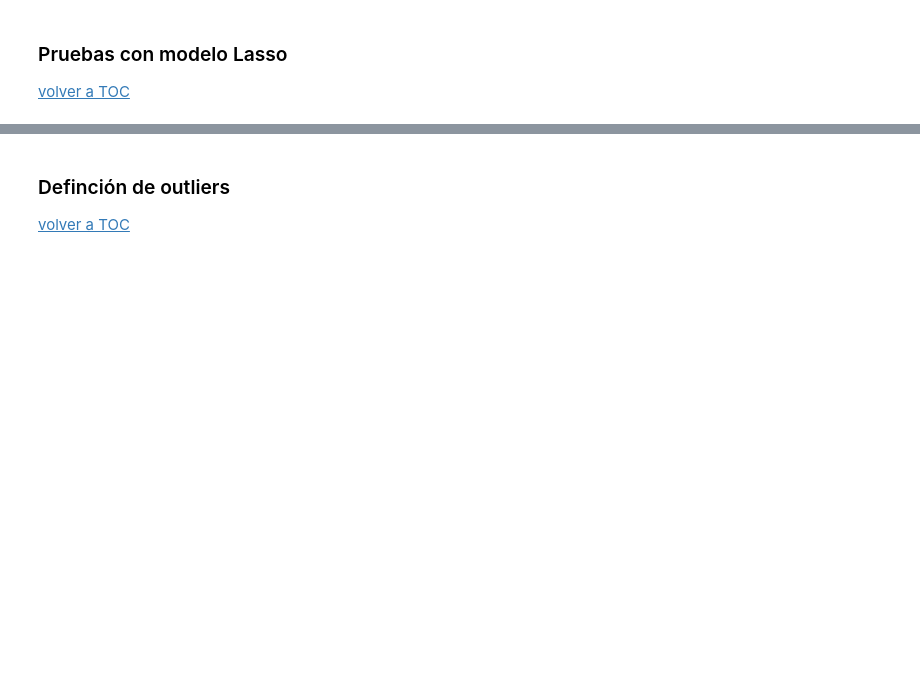
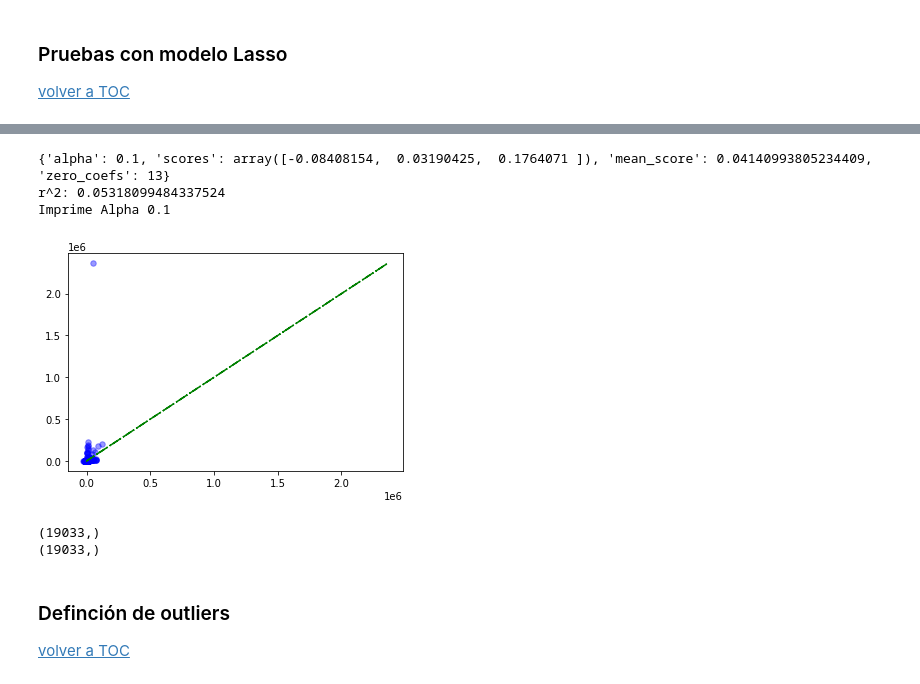
Before and after one commit to nachommm/Desafio2, a Jupyter notebook: desafio2_v5.ipynb, the cells around one changed output, grey strips where cells are left out. Drawn from its saved outputs; the diff is of its cells as text; code cells hidden in the pictures; blank space fills up the shorter version.

```diff
--- a/desafio2_v5.ipynb
+++ b/desafio2_v5.ipynb
@@ -735,3 +1022,13 @@ train_test_error_lasso(feature_cols, target)
+# %%
+feature_cols.extend(feature_cols_places)
+train_test_error_lasso(feature_cols, target)
+# %% [output]
+{'alpha': 0.1, 'scores': array([-0.08408154,  0.03190425,  0.1764071 ]), 'mean_score': 0.04140993805234409, 'zero_coefs': 13}
+r^2: 0.05318099484337524
+Imprime Alpha 0.1
+[figure, added]
+(19033,)
+(19033,)
 # %%
 # feature_cols = ['price_aprox_usd', 'surface_total_in_m2', 'surface_covered_in_m2',
 #                 'pool', 'laundry', 'parking', 'gym', 'place_name_Puerto Madero']
```
Also changed, not shown: parts of 90 cells of this notebook.
